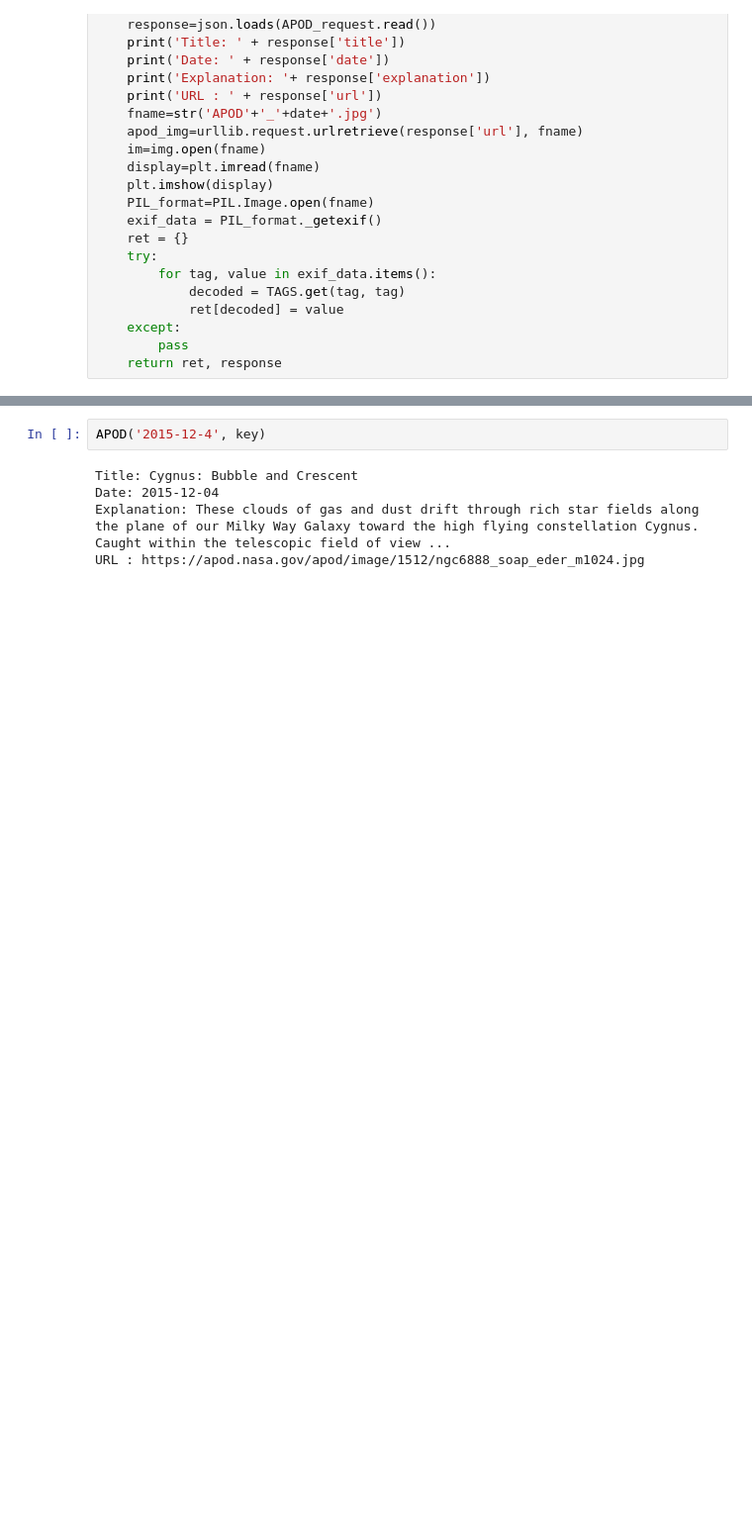
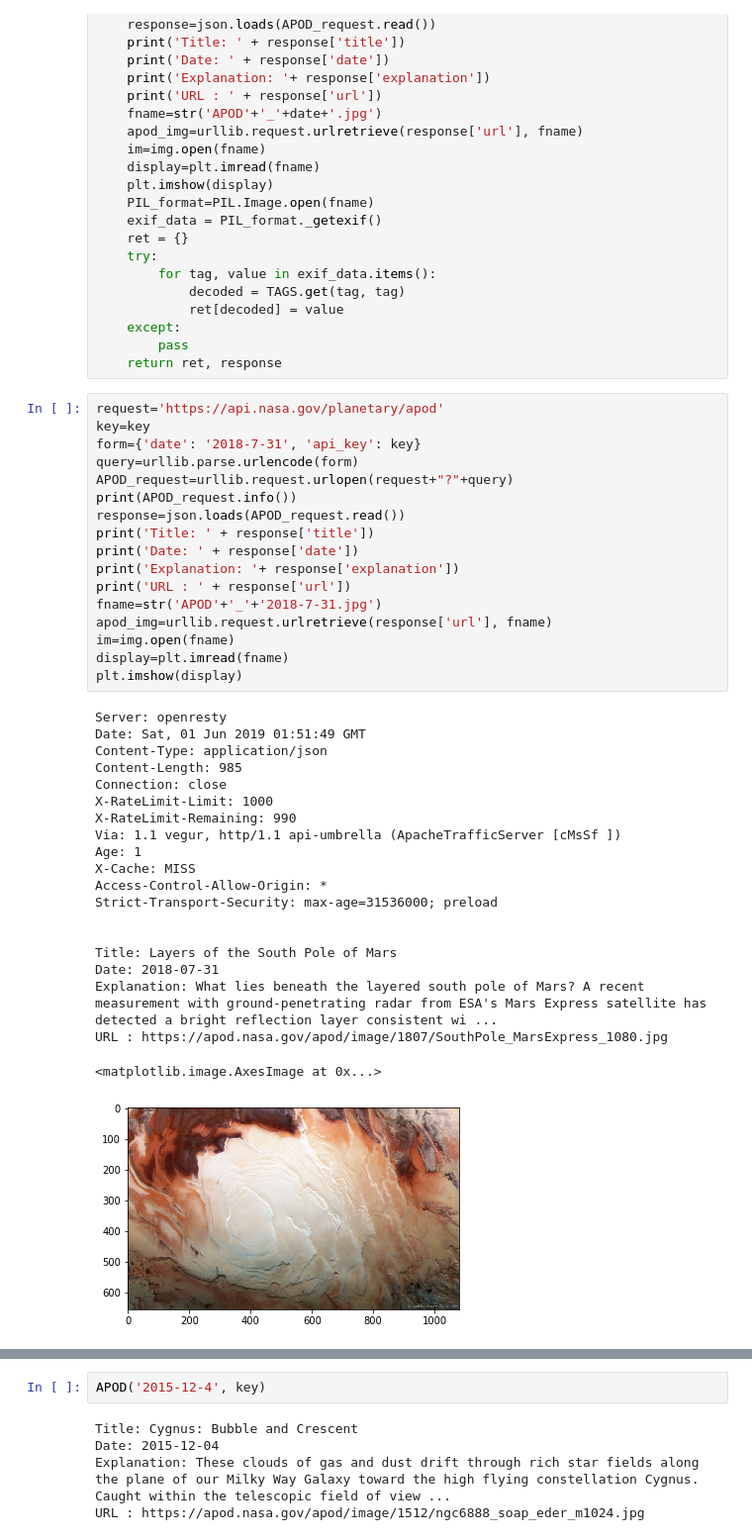
Before and after one commit to crispybacon/ApolloRepo, a Jupyter notebook: important_stuff/NASA endpoints.ipynb, the cells around one changed output, grey strips where cells are left out. Shown at 99% size. Drawn from its saved outputs; the diff is of its cells as text; blank space fills up the shorter version.

Commit message:
Added Updated News Prototype Code, Google Application Geocoding start, and  update NASA API Work.

```diff
--- a/important_stuff/NASA endpoints.ipynb
+++ b/important_stuff/NASA endpoints.ipynb
@@ -57,3 +59,41 @@ def APOD(date, key, hd=False, debug=False):
     except:
         pass
     return ret, response
+# %%
+request='https://api.nasa.gov/planetary/apod'
+key=key
+form={'date': '2018-7-31', 'api_key': key}
+query=urllib.parse.urlencode(form)
+APOD_request=urllib.request.urlopen(request+"?"+query)
+print(APOD_request.info())
+response=json.loads(APOD_request.read())
+print('Title: ' + response['title'])
+print('Date: ' + response['date'])
+print('Explanation: '+ response['explanation'])
+print('URL : ' + response['url'])
+fname=str('APOD'+'_'+'2018-7-31.jpg')
+apod_img=urllib.request.urlretrieve(response['url'], fname)
+im=img.open(fname)
+display=plt.imread(fname)
+plt.imshow(display)
+# %% [output]
+Server: openresty
+Date: Sat, 01 Jun 2019 01:51:49 GMT
+Content-Type: application/json
+Content-Length: 985
+Connection: close
+X-RateLimit-Limit: 1000
+X-RateLimit-Remaining: 990
+Via: 1.1 vegur, http/1.1 api-umbrella (ApacheTrafficServer [cMsSf ])
+Age: 1
+X-Cache: MISS
+Access-Control-Allow-Origin: *
+Strict-Transport-Security: max-age=31536000; preload
+
+
+Title: Layers of the South Pole of Mars
+Date: 2018-07-31
+Explanation: What lies beneath the layered south pole of Mars? A recent measurement with ground-penetrating radar from ESA's Mars Express satellite has detected a bright reflection layer consistent wi ...
+URL : https://apod.nasa.gov/apod/image/1807/SouthPole_MarsExpress_1080.jpg
+<matplotlib.image.AxesImage at 0x...>
+[figure, added]
```
Also changed, not shown: parts of 10 cells of this notebook, 4 other files.
